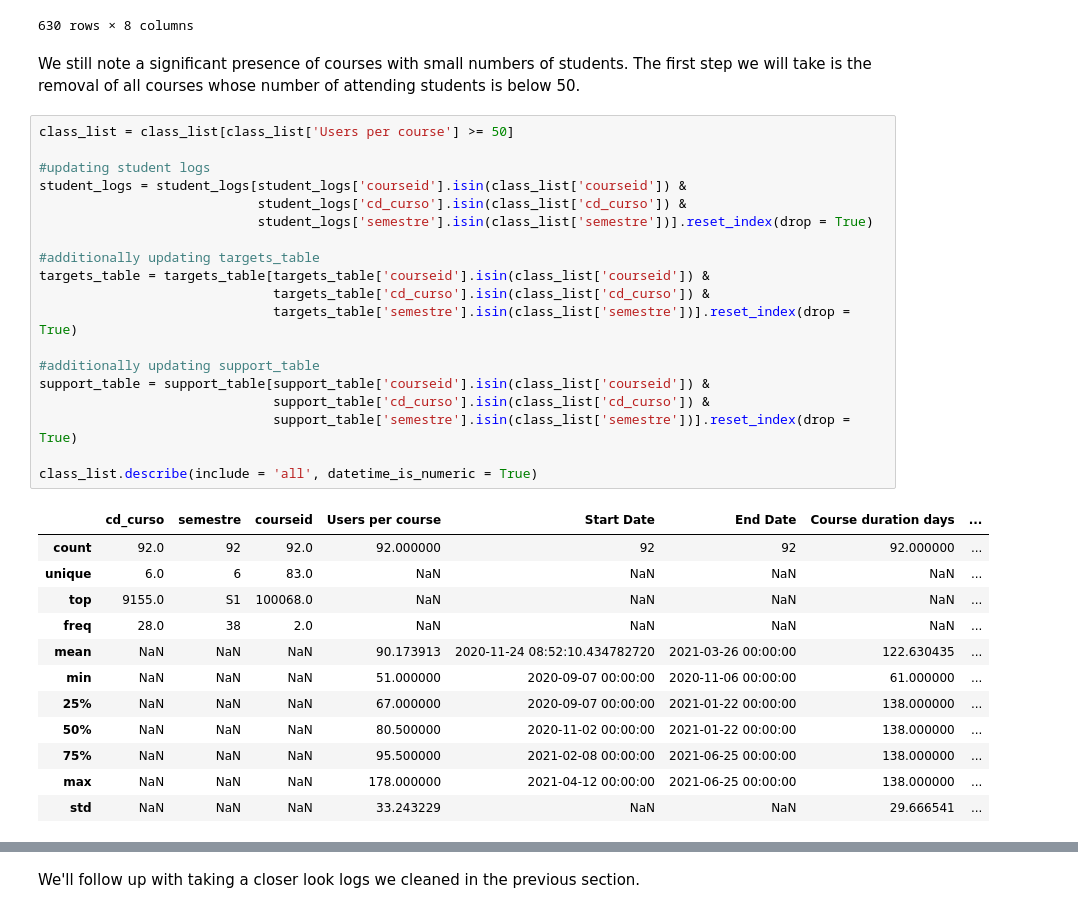
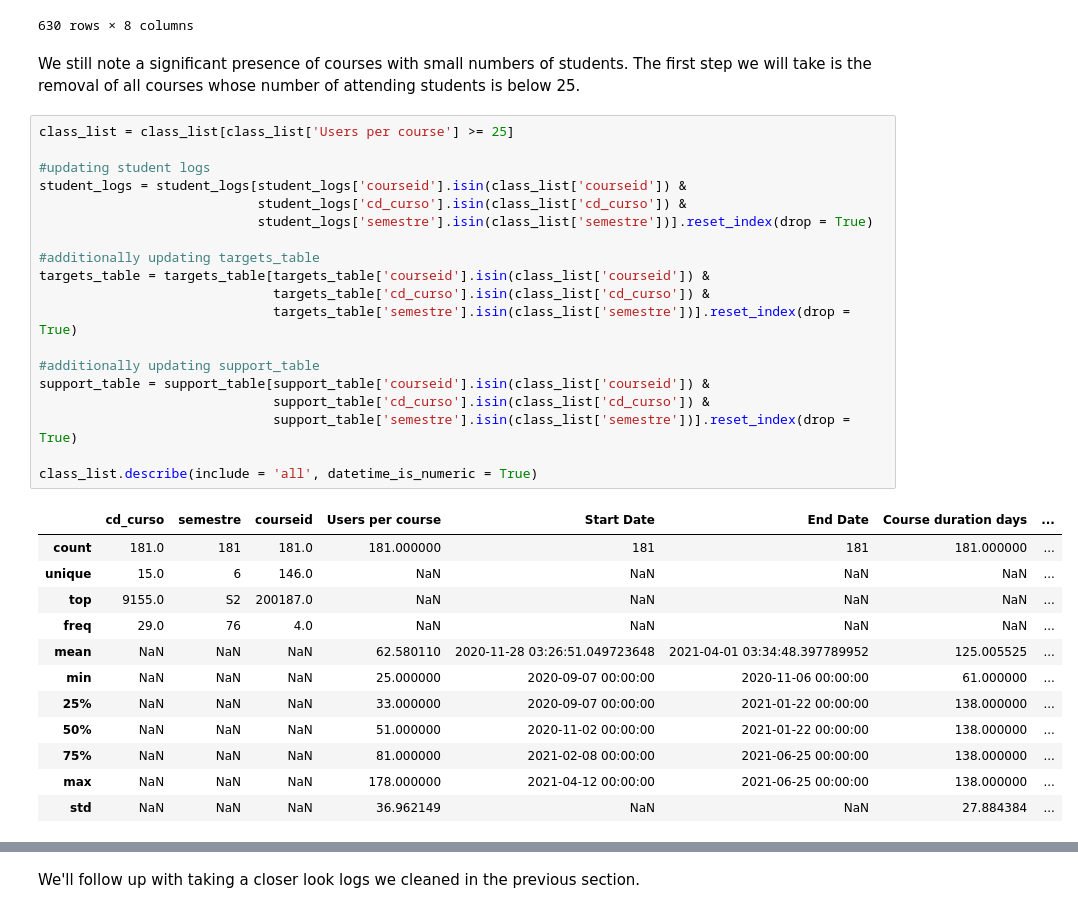
Before and after one commit to RicardoSantos0/timely_accurate_portable, a Jupyter notebook: Notebooks/3.1. Feature Extraction and Feature Engineering - Nova IMS.ipynb, the cells around one changed output, grey strips where cells are left out. Saved outputs shown, nothing was run; the diff lists cells and outputs as text.

```diff
--- a/Notebooks/3.1. Feature Extraction and Feature Engineering - Nova IMS.ipynb
+++ b/Notebooks/3.1. Feature Extraction and Feature Engineering - Nova IMS.ipynb
@@ -218,39 +218,39 @@ class_list
 | 629 | 9435.0 | T4 | 200200.0 | 17 | 2021-04-12 | 2021-06-11 | 61.0 | ... |
 630 rows × 8 columns
 # %% [markdown]
-We still note a significant presence of courses with small numbers of students. The first step we will take is the removal of all courses whose number of attending students is below 50.
+We still note a significant presence of courses with small numbers of students. The first step we will take is the removal of all courses whose number of attending students is below 25.
 # %%
-class_list = class_list[class_list['Users per course'] >= 50]
+class_list = class_list[class_list['Users per course'] >= 25]
 
 #updating student logs
 student_logs = student_logs[student_logs['courseid'].isin(class_list['courseid']) &
                             student_logs['cd_curso'].isin(class_list['cd_curso']) &
                             student_logs['semestre'].isin(class_list['semestre'])].reset_index(drop = True)
 
 #additionally updating targets_table
 targets_table = targets_table[targets_table['courseid'].isin(class_list['courseid']) &
                               targets_table['cd_curso'].isin(class_list['cd_curso']) &
                               targets_table['semestre'].isin(class_list['semestre'])].reset_index(drop = True)
 
 #additionally updating support_table
 support_table = support_table[support_table['courseid'].isin(class_list['courseid']) &
                               support_table['cd_curso'].isin(class_list['cd_curso']) &
                               support_table['semestre'].isin(class_list['semestre'])].reset_index(drop = True)
 
 class_list.describe(include = 'all', datetime_is_numeric = True)
 # %% [output]
 |  | cd_curso | semestre | courseid | Users per course | Start Date | End Date | Course duration days | ... |
-| count | 92.0 | 92 | 92.0 | 92.000000 | 92 | 92 | 92.000000 | ... |
-| unique | 6.0 | 6 | 83.0 | NaN | NaN | NaN | NaN | ... |
-| top | 9155.0 | S1 | 100068.0 | NaN | NaN | NaN | NaN | ... |
-| freq | 28.0 | 38 | 2.0 | NaN | NaN | NaN | NaN | ... |
-| mean | NaN | NaN | NaN | 90.173913 | 2020-11-24 08:52:10.434782720 | 2021-03-26 00:00:00 | 122.630435 | ... |
-| min | NaN | NaN | NaN | 51.000000 | 2020-09-07 00:00:00 | 2020-11-06 00:00:00 | 61.000000 | ... |
-| 25% | NaN | NaN | NaN | 67.000000 | 2020-09-07 00:00:00 | 2021-01-22 00:00:00 | 138.000000 | ... |
-| 50% | NaN | NaN | NaN | 80.500000 | 2020-11-02 00:00:00 | 2021-01-22 00:00:00 | 138.000000 | ... |
-| 75% | NaN | NaN | NaN | 95.500000 | 2021-02-08 00:00:00 | 2021-06-25 00:00:00 | 138.000000 | ... |
+| count | 181.0 | 181 | 181.0 | 181.000000 | 181 | 181 | 181.000000 | ... |
+| unique | 15.0 | 6 | 146.0 | NaN | NaN | NaN | NaN | ... |
+| top | 9155.0 | S2 | 200187.0 | NaN | NaN | NaN | NaN | ... |
+| freq | 29.0 | 76 | 4.0 | NaN | NaN | NaN | NaN | ... |
+| mean | NaN | NaN | NaN | 62.580110 | 2020-11-28 03:26:51.049723648 | 2021-04-01 03:34:48.397789952 | 125.005525 | ... |
+| min | NaN | NaN | NaN | 25.000000 | 2020-09-07 00:00:00 | 2020-11-06 00:00:00 | 61.000000 | ... |
+| 25% | NaN | NaN | NaN | 33.000000 | 2020-09-07 00:00:00 | 2021-01-22 00:00:00 | 138.000000 | ... |
+| 50% | NaN | NaN | NaN | 51.000000 | 2020-11-02 00:00:00 | 2021-01-22 00:00:00 | 138.000000 | ... |
+| 75% | NaN | NaN | NaN | 81.000000 | 2021-02-08 00:00:00 | 2021-06-25 00:00:00 | 138.000000 | ... |
 | max | NaN | NaN | NaN | 178.000000 | 2021-04-12 00:00:00 | 2021-06-25 00:00:00 | 138.000000 | ... |
-| std | NaN | NaN | NaN | 33.243229 | NaN | NaN | 29.666541 | ... |
+| std | NaN | NaN | NaN | 36.962149 | NaN | NaN | 27.884384 | ... |
 # %%
 targets_table
 # %% [output]
```
Also changed, not shown: parts of 18 cells of this notebook, 9 other files.
